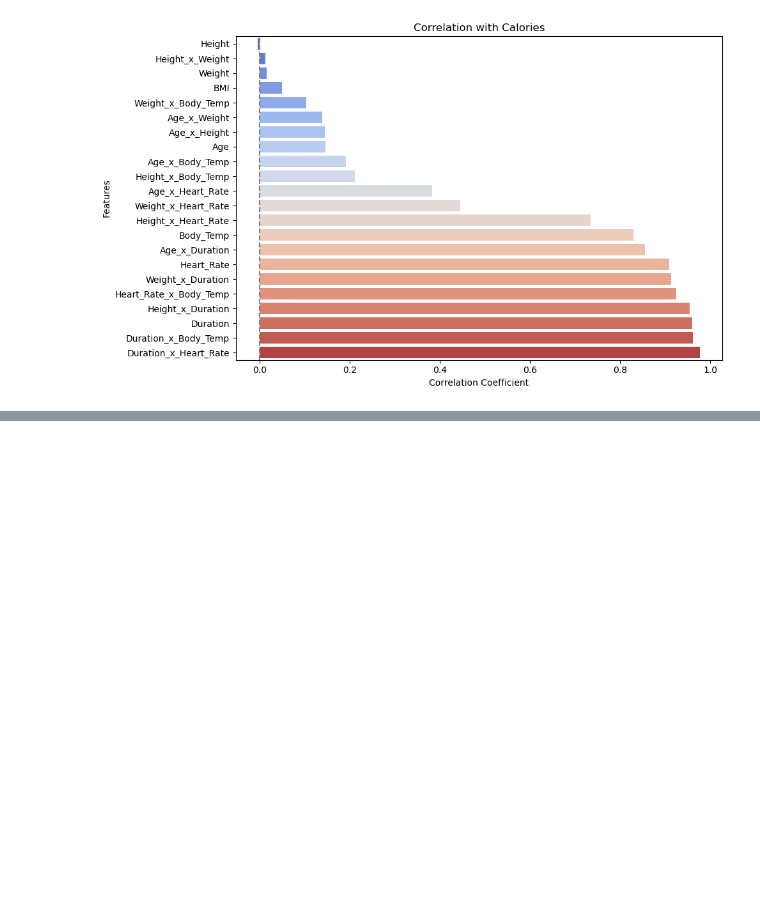
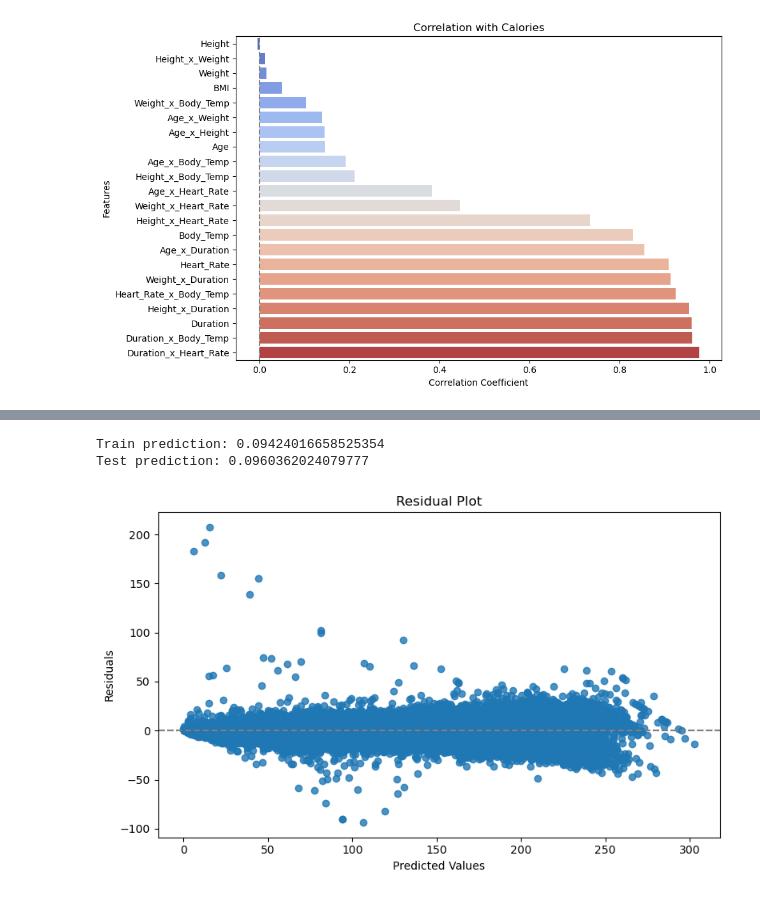
Before and after one commit to ElliotBlackstone/S25_Predict_Calories, a Jupyter notebook: calorie_LinReg.ipynb, the cells around one changed output, grey strips where cells are left out. Drawn from its saved outputs; the diff is of its cells as text; code cells hidden in the pictures; blank space fills up the shorter version.

```diff
--- a/calorie_LinReg.ipynb
+++ b/calorie_LinReg.ipynb
@@ -155,4 +154,41 @@ Test prediction: 0.10533629797242632
 [figure]
+# %%
+# Linear regression model using top 9 features and one-hot encoded Sex feature with correlation to Calories
+# kaggle score 0.09345 private, 0.9344 public
+
+# Split data into training and testing sets
+X_train, X_test, y_train, y_test = train_test_split(pd.get_dummies(X[['Sex'] + feats], drop_first=True), y, test_size=0.2, random_state=431)
+
+# Train the linear regression model
+model = LinearRegression()
+model.fit(X_train, y_train)
+
+# Make predictions
+predictions = model.predict(X_test)
+predictions[predictions <= 0] = 1
+
+# Make predictions
+train_pred = model.predict(X_train)
+train_pred[train_pred < 0] = 1
+
+print("Train prediction:", rmsle(train_pred, y_train))
+print("Test prediction:", rmsle(predictions, y_test))
+
+residuals = y_test - predictions
+
+# Residual plot
+plt.figure(figsize=(8, 5))
+sns.residplot(x=predictions, y=y_test)
+plt.xlabel("Predicted Values")
+plt.ylabel("Residuals")
+plt.title("Residual Plot")
+plt.axhline(0, color='gray', linestyle='--')
+plt.tight_layout()
+plt.show()
+# %% [output]
+Train prediction: 0.09424016658525354
+Test prediction: 0.0960362024079777
+[figure, added]
 # %%
 test_mod = add_feats(test, numerical_features)
 
```
Also changed, not shown: parts of 6 cells of this notebook, 1 other file.
